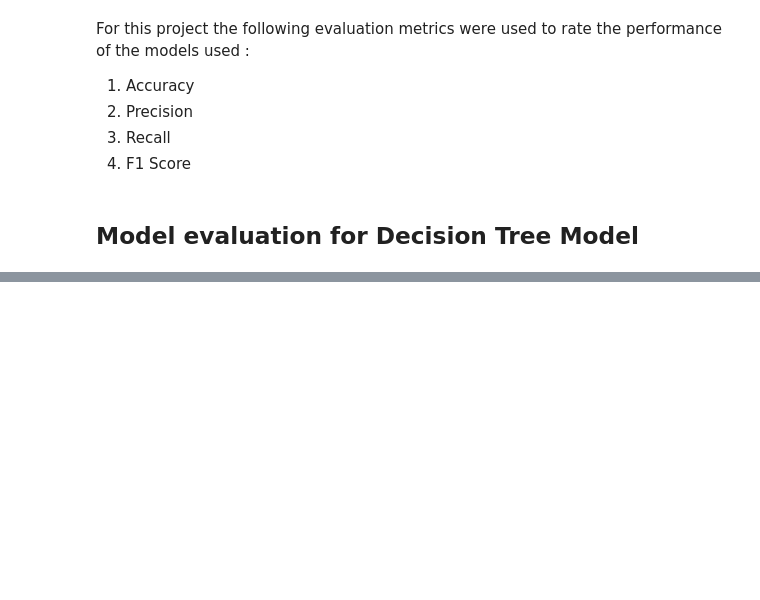
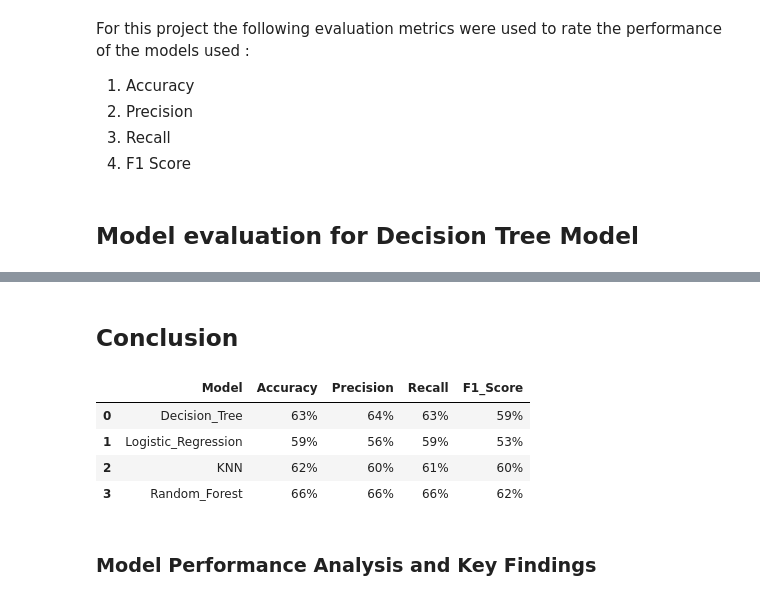
Before and after one commit to AlexIrungu/Tanzania-Wells-Classification-, a Jupyter notebook: index.ipynb, the cells around one changed output, grey strips where cells are left out. Saved outputs shown, nothing was run; the diff lists cells and outputs as text; code cells hidden in the pictures; blank space fills up the shorter version.

```diff
--- a/index.ipynb
+++ b/index.ipynb
@@ -1071,0 +1272,19 @@ Feature names seen at fit time, yet now missing:
+# %% [markdown]
+## Conclusion
+# %%
+results = {'Model': ['Decision_Tree', 'Logistic_Regression', 'KNN', 'Random_Forest'],
+            'Accuracy':['63%', '59%', '62%', '66%'],
+            'Precision': ['64%', '56%', '60%', '66%'],
+            'Recall': ['63%', '59%', '61%', '66%'],
+            'F1_Score': ['59%', '53%', '60%', '62%']}
+
+results_df = pd.DataFrame(results)
+display(results_df)
+# %% [output]
+|  | Model | Accuracy | Precision | Recall | F1_Score |
+| 0 | Decision_Tree | 63% | 64% | 63% | 59% |
+| 1 | Logistic_Regression | 59% | 56% | 59% | 53% |
+| 2 | KNN | 62% | 60% | 61% | 60% |
+| 3 | Random_Forest | 66% | 66% | 66% | 62% |
+# %% [markdown]
+### Model Performance Analysis and Key Findings
```
Also changed, not shown: parts of 12 cells of this notebook, 1 other file.
